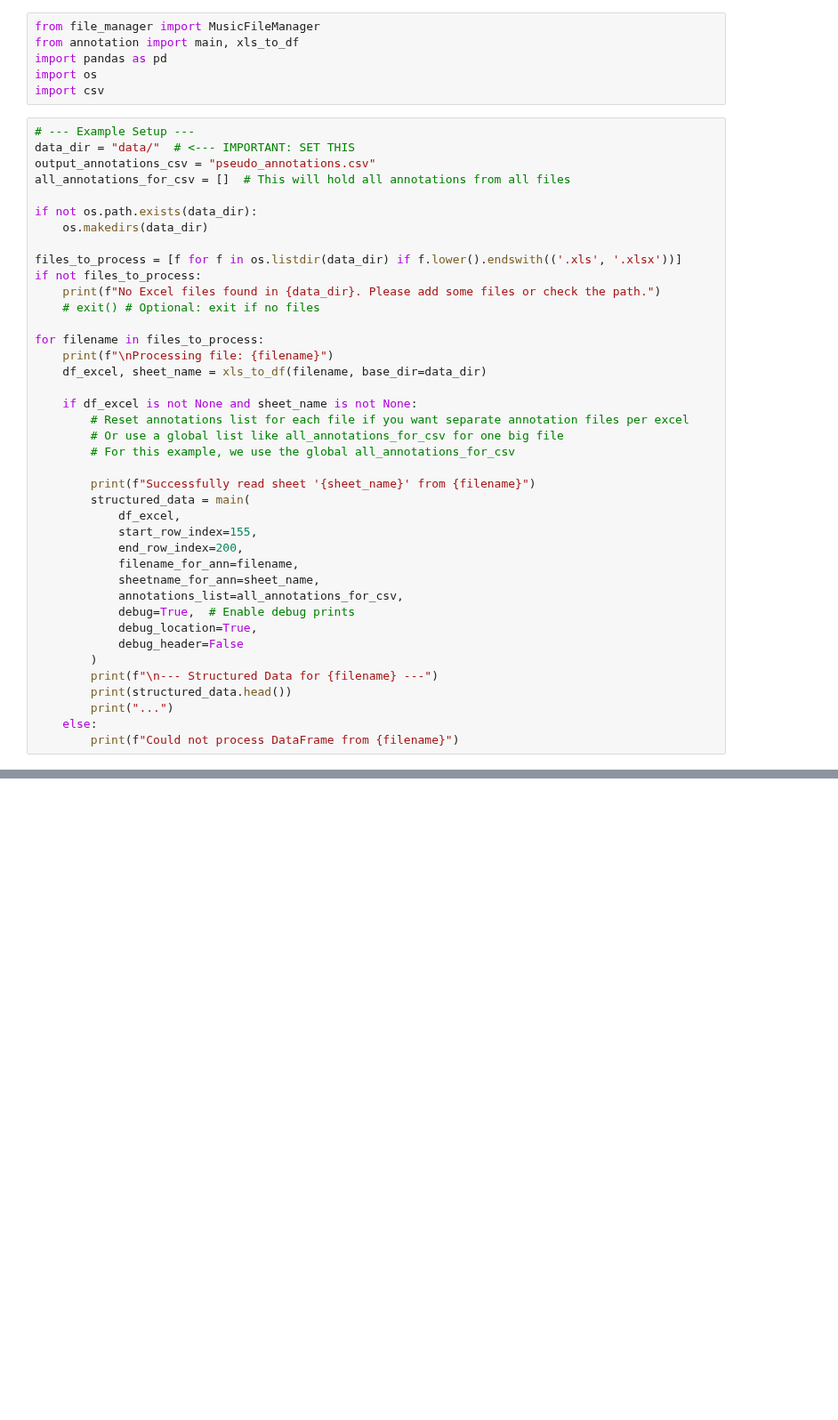
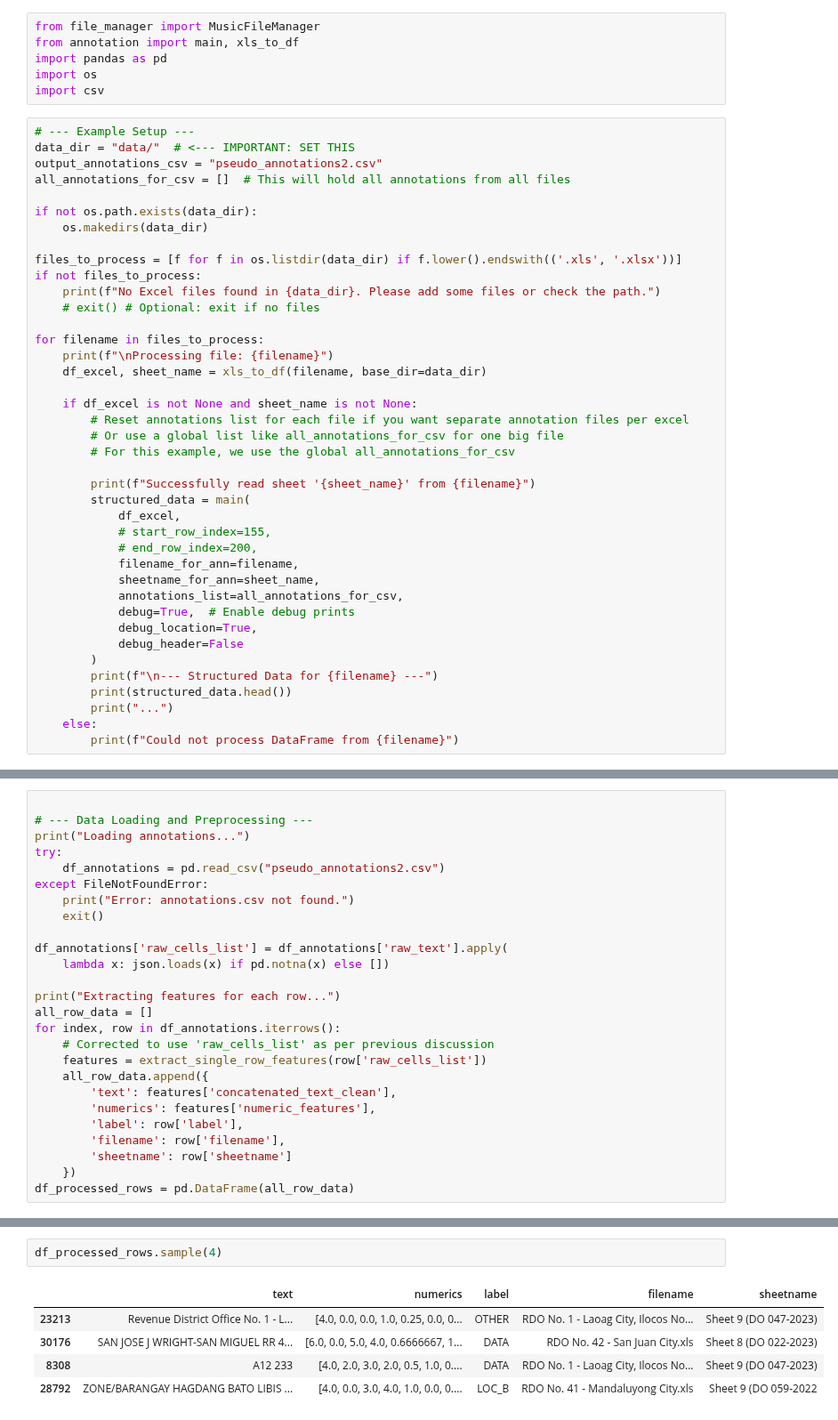
Before and after one commit to lansantuyo/bir-zl-scraping, a Jupyter notebook: annotation/annotation.ipynb, the cells around one changed output, grey strips where cells are left out. Shown at 89% size. Saved outputs shown, nothing was run; the diff lists cells and outputs as text; blank space fills up the shorter version.

Commit message:
working annotation

```diff
--- a/annotation/annotation.ipynb
+++ b/annotation/annotation.ipynb
@@ -7,7 +10,7 @@ import csv
 # %%
 # --- Example Setup ---
 data_dir = "data/"  # <--- IMPORTANT: SET THIS
-output_annotations_csv = "pseudo_annotations.csv"
+output_annotations_csv = "pseudo_annotations2.csv"
 all_annotations_for_csv = []  # This will hold all annotations from all files
 
 if not os.path.exists(data_dir):
@@ -30,8 +33,8 @@ for filename in files_to_process:
         print(f"Successfully read sheet '{sheet_name}' from {filename}")
         structured_data = main(
             df_excel,
-            start_row_index=155,
-            end_row_index=200,
+            # start_row_index=155,
+            # end_row_index=200,
             filename_for_ann=filename,
             sheetname_for_ann=sheet_name,
             annotations_list=all_annotations_for_csv,
@@ -114,0 +256,26 @@ Annotation CSV created successfully.
+# %%
+
+# --- Data Loading and Preprocessing ---
+print("Loading annotations...")
+try:
+    df_annotations = pd.read_csv("pseudo_annotations2.csv")
+except FileNotFoundError:
+    print("Error: annotations.csv not found.")
+    exit()
+
+df_annotations['raw_cells_list'] = df_annotations['raw_text'].apply(
+    lambda x: json.loads(x) if pd.notna(x) else [])
+
+print("Extracting features for each row...")
+all_row_data = []
+for index, row in df_annotations.iterrows():
+    # Corrected to use 'raw_cells_list' as per previous discussion
+    features = extract_single_row_features(row['raw_cells_list'])
+    all_row_data.append({
+        'text': features['concatenated_text_clean'],
+        'numerics': features['numeric_features'],
+        'label': row['label'],
+        'filename': row['filename'],
+        'sheetname': row['sheetname']
+    })
+df_processed_rows = pd.DataFrame(all_row_data)
@@ -114,0 +285,8 @@ Annotation CSV created successfully.
+# %%
+df_processed_rows.sample(4)
+# %% [output]
+|  | text | numerics | label | filename | sheetname |
+| 23213 | Revenue District Office No. 1 - L... | [4.0, 0.0, 0.0, 1.0, 0.25, 0.0, 0... | OTHER | RDO No. 1 - Laoag City, Ilocos No... | Sheet 9 (DO 047-2023) |
+| 30176 | SAN JOSE J WRIGHT-SAN MIGUEL RR 4... | [6.0, 0.0, 5.0, 4.0, 0.6666667, 1... | DATA | RDO No. 42 - San Juan City.xls | Sheet 8 (DO 022-2023) |
+| 8308 | A12 233 | [4.0, 2.0, 3.0, 2.0, 0.5, 1.0, 0.... | DATA | RDO No. 1 - Laoag City, Ilocos No... | Sheet 9 (DO 047-2023) |
+| 28792 | ZONE/BARANGAY HAGDANG BATO LIBIS ... | [4.0, 0.0, 3.0, 4.0, 1.0, 0.0, 0.... | LOC_B | RDO No. 41 - Mandaluyong City.xls | Sheet 9 (DO 059-2022 |
```
Also changed, not shown: parts of 32 cells of this notebook, 10 other files.
